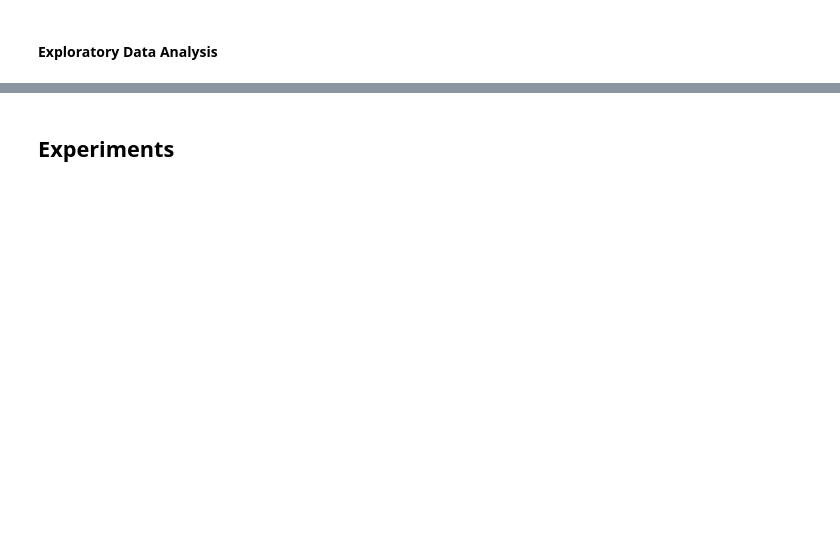
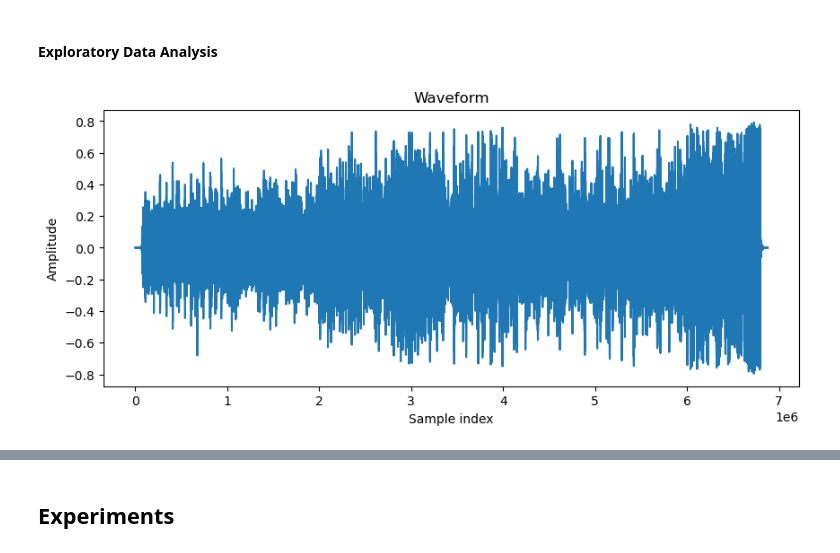
Before and after one commit to pierreaguie/C-OMP-for-Audio-Declipping, a Jupyter notebook: AudioDeclipping.ipynb, the cells around one changed output, grey strips where cells are left out. Cells and saved outputs as stored; diff of their text form; code cells hidden in the pictures; blank space fills up the shorter version.

```diff
--- a/AudioDeclipping.ipynb
+++ b/AudioDeclipping.ipynb
@@ -441,0 +446,9 @@ path_speech = 'C-OMP-for-Audio-Declipping/LJSpeech-1.1'
+# %%
+plt.figure(figsize=(10, 4))
+plt.plot(data)
+plt.title('Waveform')
+plt.xlabel('Sample index')
+plt.ylabel('Amplitude')
+plt.show()
+# %% [output]
+[figure, added]
```
Also changed, not shown: parts of 18 cells of this notebook.
